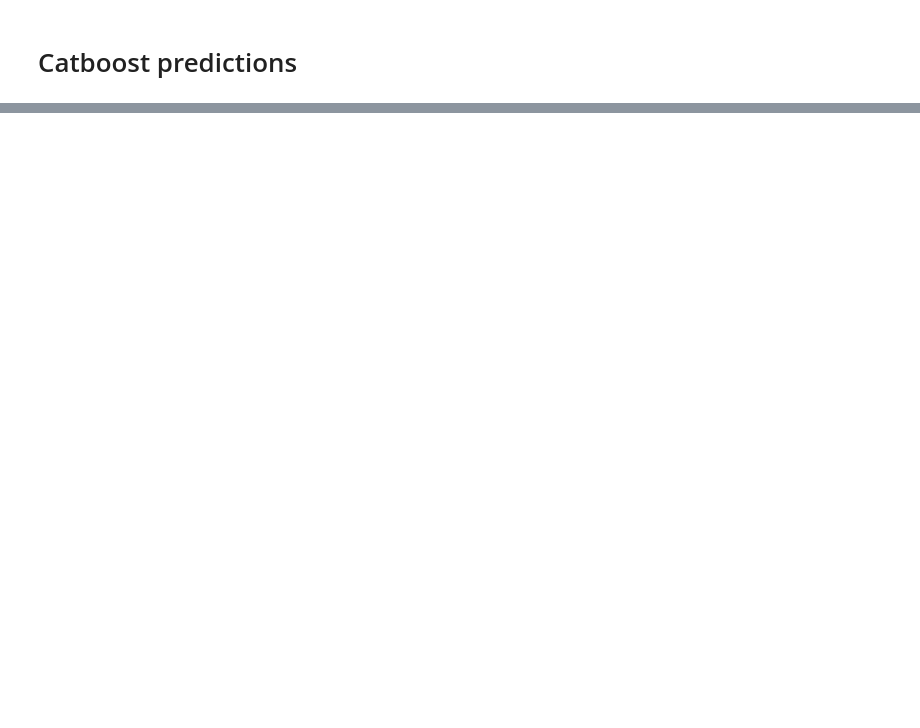
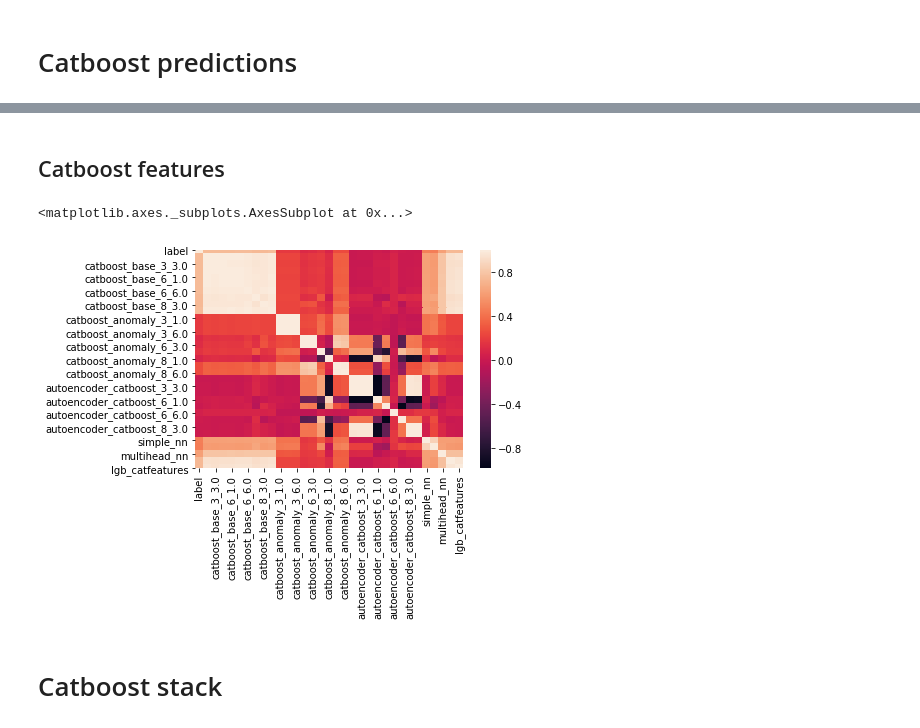
Before and after one commit to heshanpadmasiri/ride-fare, a Jupyter notebook: Stacking.ipynb, the cells around one changed output, grey strips where cells are left out. Cells and saved outputs as stored; diff of their text form; code cells hidden in the pictures; blank space fills up the shorter version.

```diff
--- a/Stacking.ipynb
+++ b/Stacking.ipynb
@@ -138,0 +655,6 @@ Validation f1 0.9969923353061027
+# %%
+name = 'lgb_all'
+model_predictions_train[name] = train_preds
+model_predictions_test[name] = test_preds
+# %% [markdown]
+## Catboost features
@@ -138,0 +712,37 @@ Validation f1 0.9969923353061027
+# %%
+params = {
+    'bagging_fraction': 0.9582184397618998,
+    'class_weight': 'balanced',
+    'feature_fraction': 0.6584730253641345,
+    'lambda_l1_positive': 0.004131014051823846,
+    'lambda_l2_positive': 2.021463074958273,
+    'learning_rate': 0.1292032123987036,
+    'min_child_weight': 27.329223863721854,
+    'min_data_in_leaf': 3,
+    'num_leaves': 120,
+    'subsample_for_bin': 20000
+}
+# %%
+folds = 3
+skf = StratifiedKFold(n_splits=folds)
+test_preds = np.zeros(test_X.shape[0])
+train_preds = np.zeros(train_X.shape[0])
+for train_index, test_index in skf.split(train_df, y):
+    X_train, X_test = train_X.iloc[train_index,:], train_X.iloc[test_index,:]
+    y_train, y_test = y[train_index], y[test_index]
+    train = lgb.Dataset(X_train,y_train)
+    valid = lgb.Dataset(X_test,y_test)
+    evals_result = {}
+    model = lgb.train(params, train,num_boost_round=1000,early_stopping_rounds=50, valid_sets=valid,feval=lgb_f1_score, evals_result=evals_result,verbose_eval=False)
+
+    test_preds += model.predict(test_X) / 3
+    train_preds[test_index] = model.predict(X_test)
+# %%
+name = 'lgb_catfeatures'
+model_predictions_train[name] = train_preds
+model_predictions_test[name] = test_preds
+# %%
+sns.heatmap(model_predictions_train.corr())
+# %% [output]
+<matplotlib.axes._subplots.AxesSubplot at 0x...>
+[figure, added]
@@ -138,0 +752,2 @@ Validation f1 0.9969923353061027
+# %% [markdown]
+# Catboost stack
```
Also changed, not shown: parts of 126 cells of this notebook.
